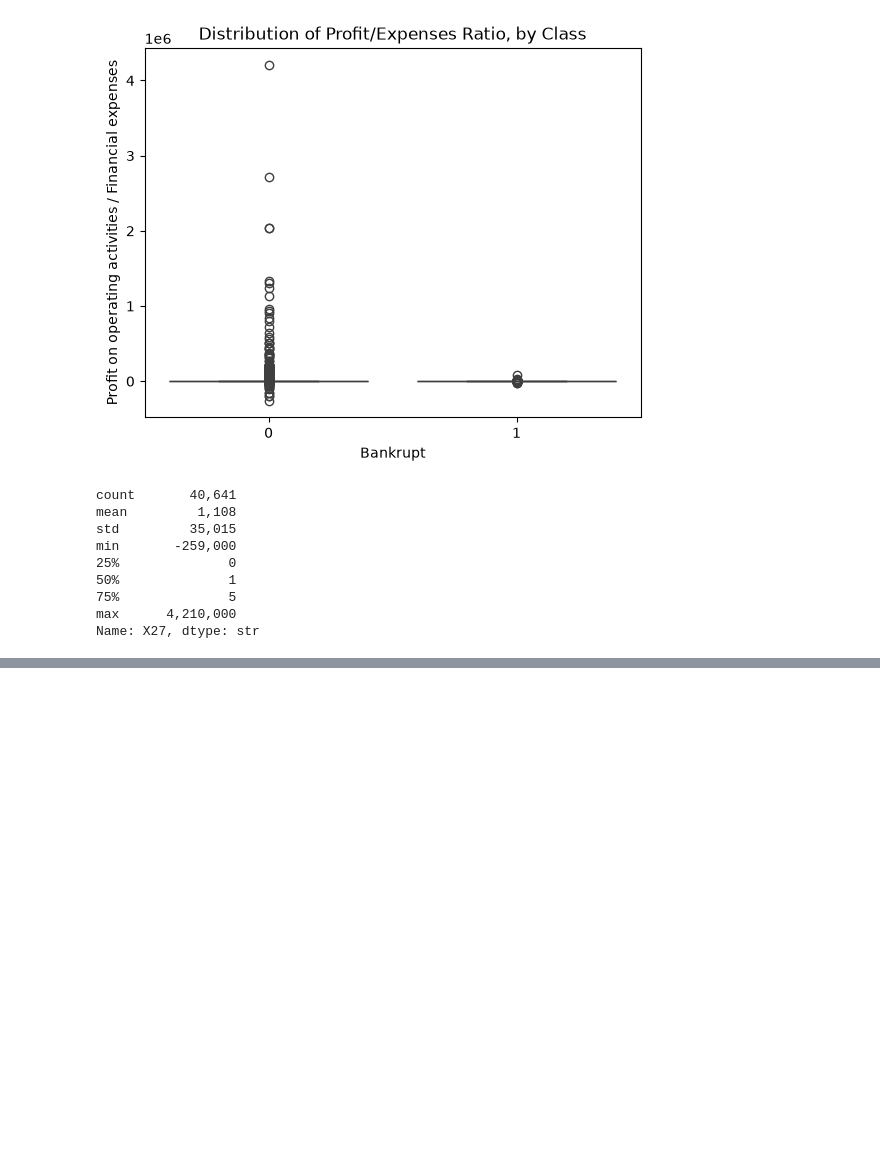
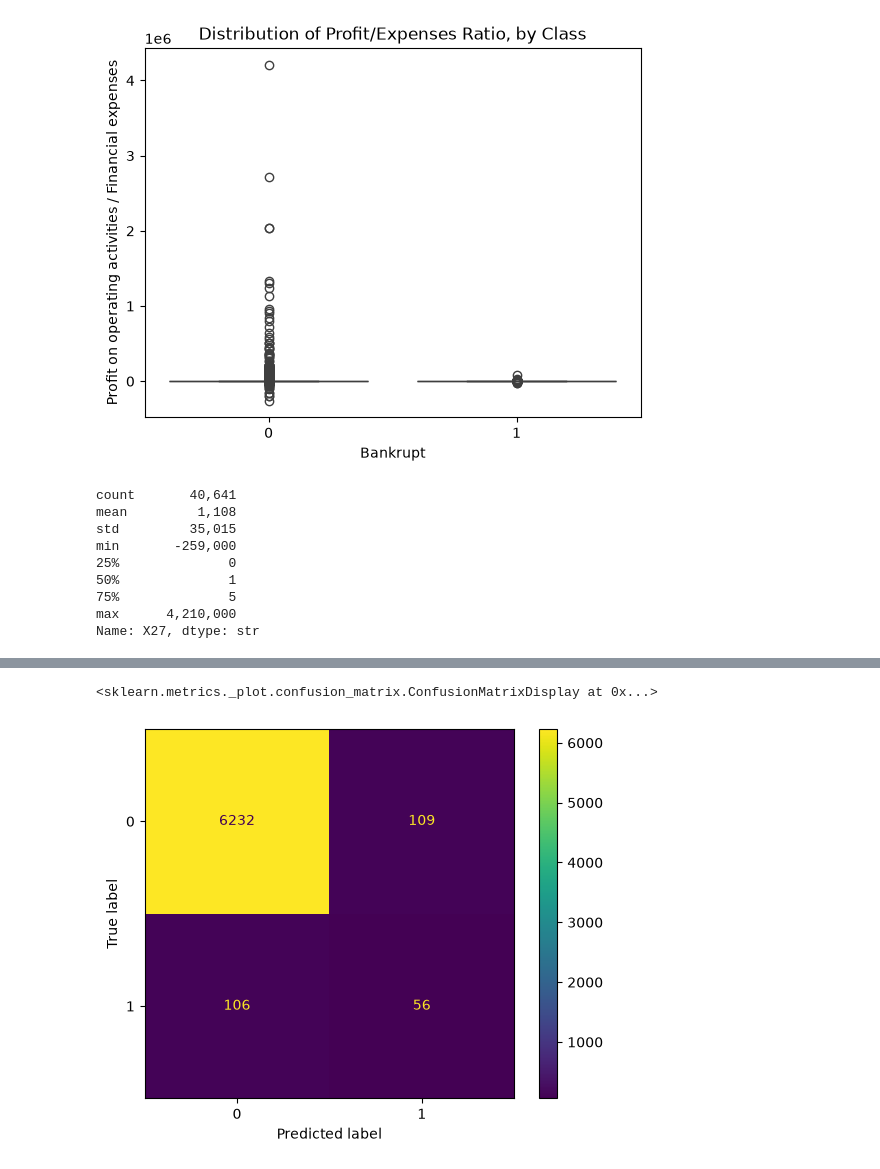
Before and after one commit to MohamedMohsen20501990/bankruptsy_in_poland_binary_classification, a Jupyter notebook: notebooks/main.ipynb, the cells around one changed output, grey strips where cells are left out. Cells and saved outputs as stored; diff of their text form; code cells hidden in the pictures; blank space fills up the shorter version.

```diff
--- a/notebooks/main.ipynb
+++ b/notebooks/main.ipynb
@@ -101,0 +131,10 @@ plt.hist(df["X27"], bins=20);
+# %%
+# vertical split
+X = df.drop(columns="Class")
+y= df["Class"]
+# %%
+# Horizontal split
+
+from sklearn.model_selection import train_test_split
+
+X_train, X_test, y_train, y_test = train_test_split(X,y, test_size=0.2, random_state=42, shuffle=True)
@@ -101,0 +143,5 @@ plt.hist(df["X27"], bins=20);
+# %%
+from imblearn.over_sampling import RandomOverSampler
+over_sampler = RandomOverSampler(random_state=42)
+
+X_train_over, y_train_over = over_sampler.fit_resample(X_train, y_train)
@@ -101,0 +181,12 @@ plt.hist(df["X27"], bins=20);
+# %%
+from sklearn.tree import DecisionTreeClassifier
+from sklearn.pipeline import make_pipeline
+from sklearn.impute import SimpleImputer
+
+# fit the model on X_train, y_train
+dtc_model = make_pipeline(SimpleImputer(strategy="median"), DecisionTreeClassifier(random_state=42))
+dtc_model.fit(X_train, y_train)
+
+# fit the model on X_trai_over, y_train_over
+dtc_model_over = make_pipeline(SimpleImputer(strategy="median"), DecisionTreeClassifier(random_state=42))
+dtc_model_over.fit(X_train_over, y_train_over)
@@ -101,0 +213,8 @@ plt.hist(df["X27"], bins=20);
+# %%
+from sklearn.metrics import ConfusionMatrixDisplay, classification_report, confusion_matrix
+
+# plot Confusion matrix
+ConfusionMatrixDisplay.from_estimator(dtc_model_over, X_test, y_test)
+# %% [output]
+<sklearn.metrics._plot.confusion_matrix.ConfusionMatrixDisplay at 0x...>
+[figure, added]
```
Also changed, not shown: parts of 20 cells of this notebook, 1 other file.
